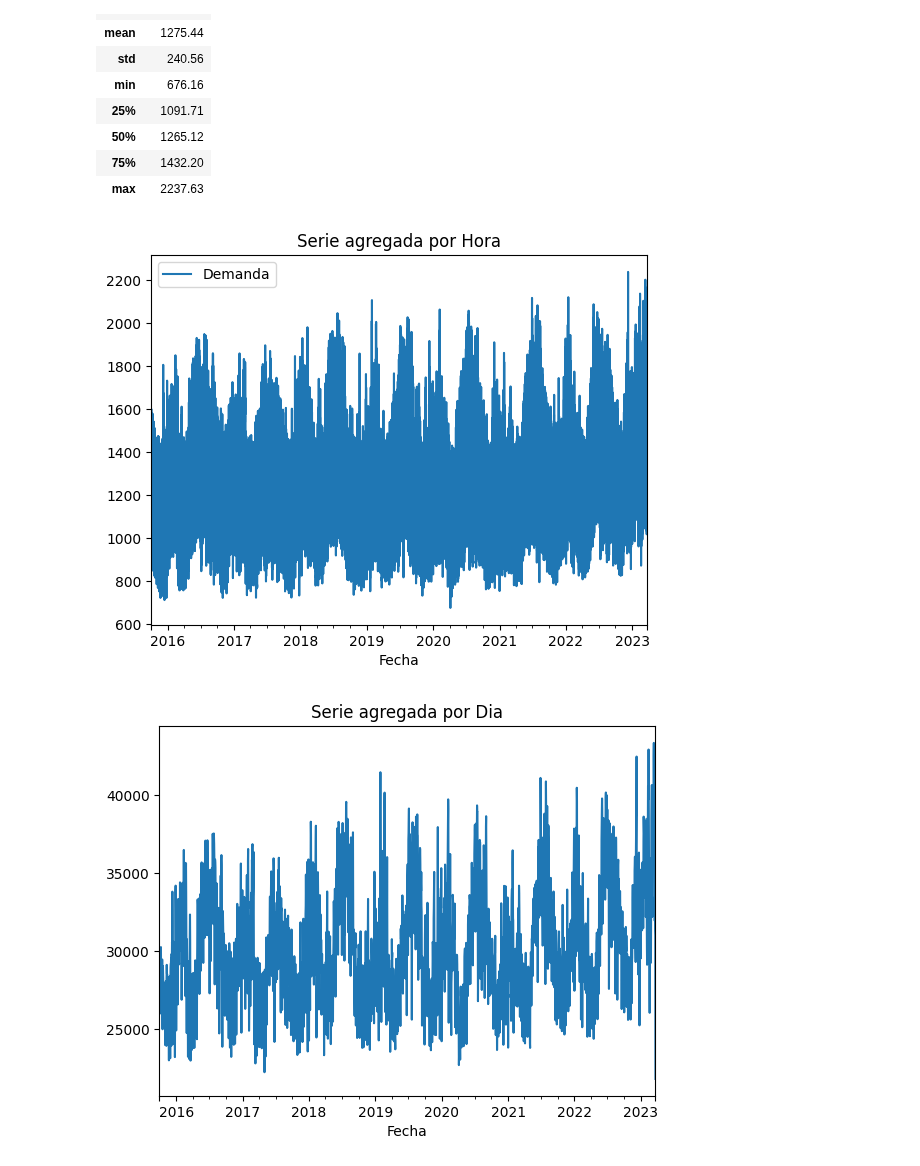
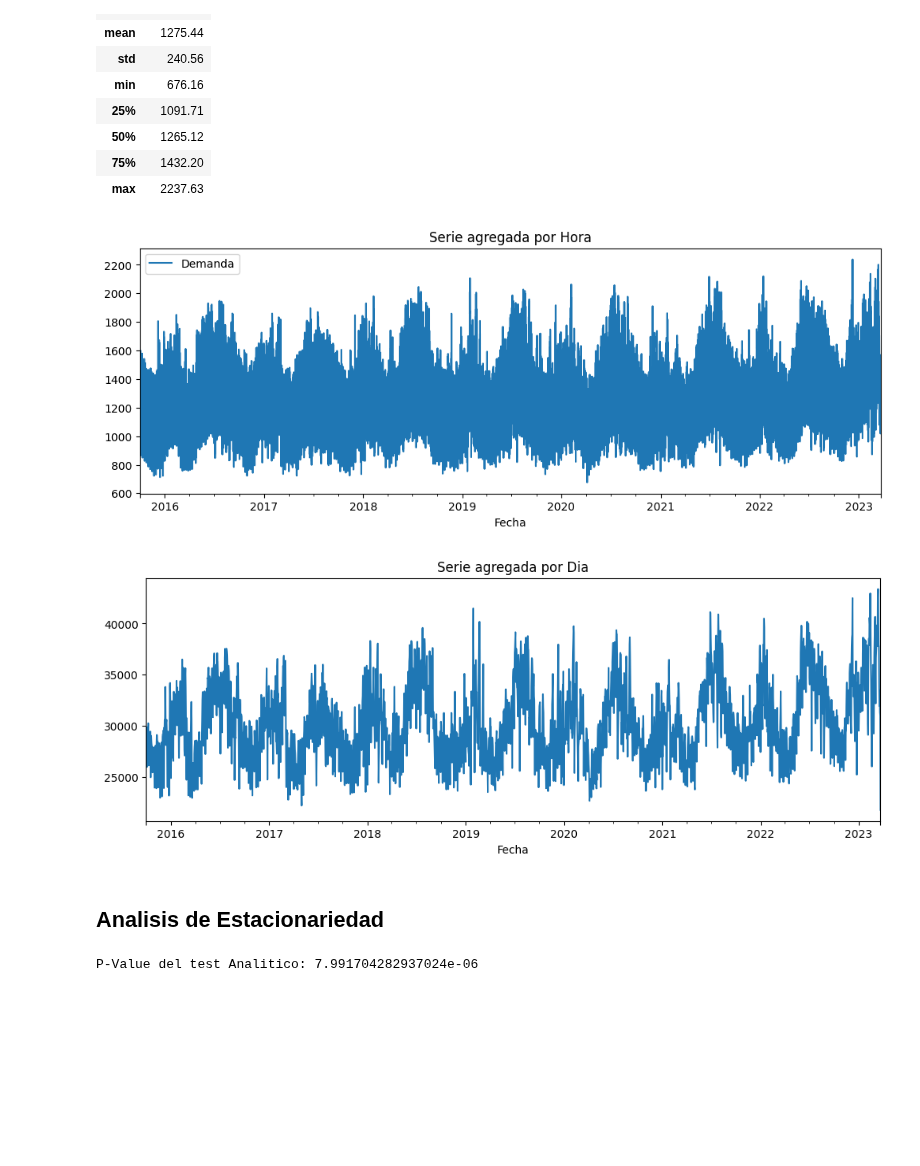
Before and after one commit to AndresMontesDeOca/TimeSeries, a Jupyter notebook: TP1.ipynb, the cells around one changed output. Drawn from its saved outputs; the diff is of its cells as text; code cells hidden in the pictures; blank space fills up the shorter version.

```diff
--- a/TP1.ipynb
+++ b/TP1.ipynb
@@ -152,16 +152,28 @@ Mediana: 1265.12051
 | max | 2237.63 |
 # %%
 # Ploteamos para ver como quedaria la serie corregida
-data.plot(title='Serie agregada por Hora')
+data.plot(title='Serie agregada por Hora', figsize=(12, 4))
 plt.show()
 
 # El corte por hora es muy atomizado, agregamos por dia
 data_daily = data['Demanda'].resample('D').sum()
-data_daily.plot(title='Serie agregada por Dia')
+data_daily.plot(title='Serie agregada por Dia', figsize=(12, 4))
 plt.show()
 
 # Seguimos con la variable data
-data = data_daily
+data = data_daily.to_frame() # Lo paso a Pandas DataFrame, sino me lo transforma a Pandas Serie
 # %% [output]
-[figure, old version]
+[figure, new version]
-[figure, old version]
+[figure, new version]
+# %% [markdown]
+## Analisis de Estacionariedad
+# %%
+from statsmodels.tsa.stattools import adfuller
+
+# Realizo el test analitico de Dickey-Fuller y me traigo solo el p-value
+p_value = adfuller(data['Demanda'])[1]
+
+
+print('P-Value del test Analitico:', p_value)
+# %% [output]
+P-Value del test Analitico: 7.991704282937024e-06
```
Also changed, not shown: parts of 3 cells of this notebook.
